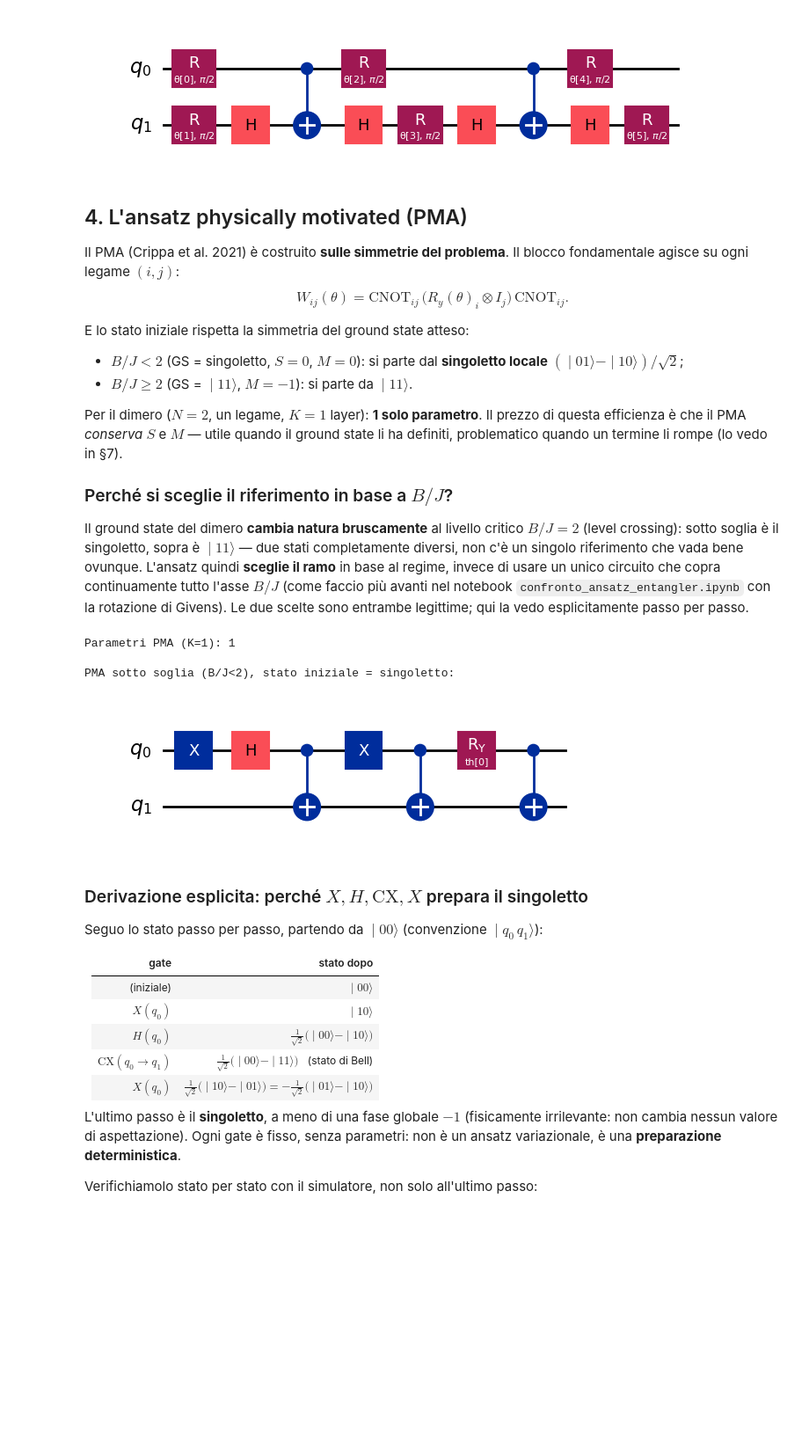
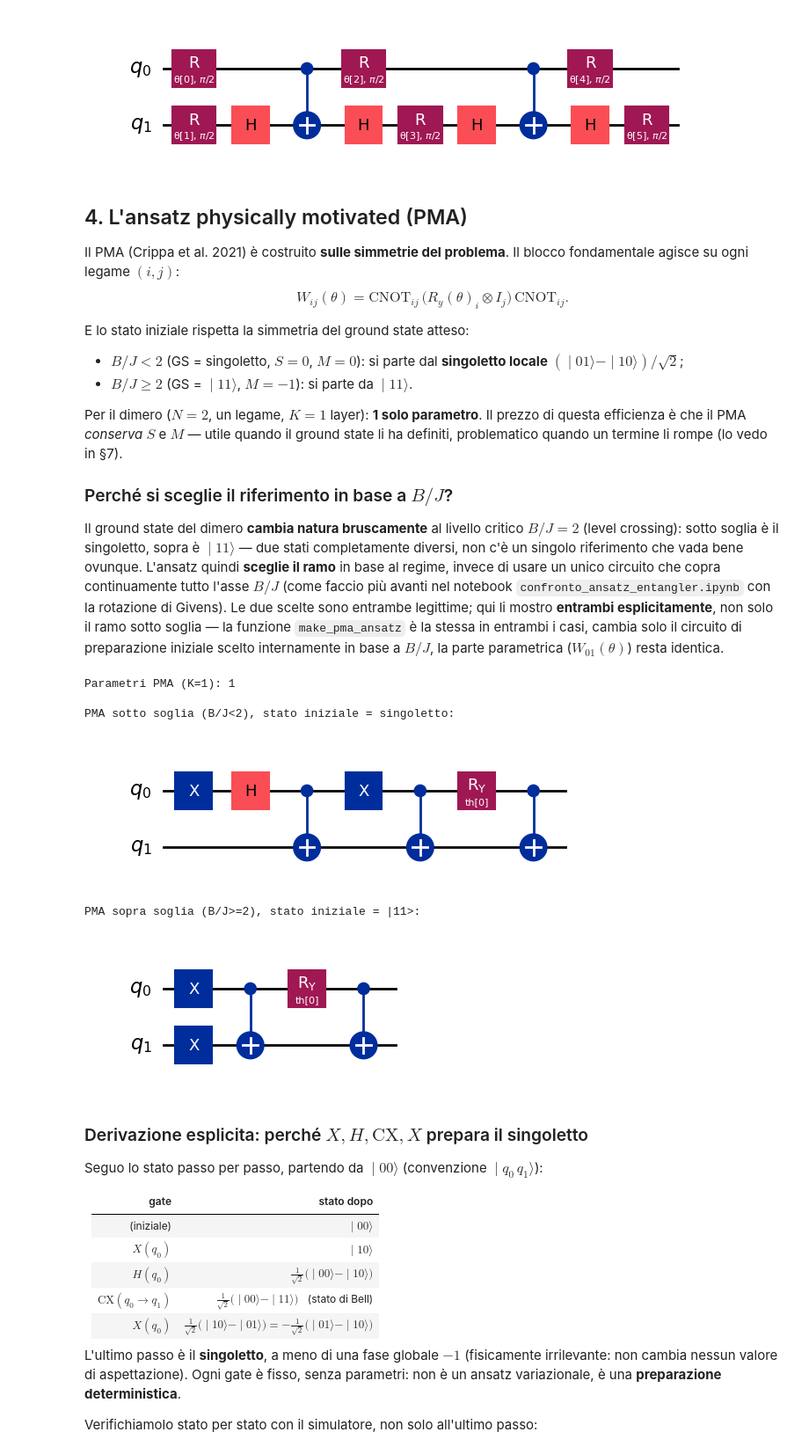
Before and after one commit to samslaves/tesi, a Jupyter notebook: 03_dimero_N2/vqe/vqe_dimer_spiegato.ipynb, the cells around one changed output. Shown at 88% size. Drawn from its saved outputs; the diff is of its cells as text; code cells hidden in the pictures; blank space fills up the shorter version.

```diff
--- a/03_dimero_N2/vqe/vqe_dimer_spiegato.ipynb
+++ b/03_dimero_N2/vqe/vqe_dimer_spiegato.ipynb
@@ -170,30 +170,38 @@ crossing): sotto soglia è il singoletto, sopra è $∣11\rangle$ — due stati
 diversi, non c'è un singolo riferimento che vada bene ovunque. L'ansatz quindi **sceglie il
 ramo** in base al regime, invece di usare un unico circuito che copra continuamente tutto
 l'asse $B/J$ (come faccio più avanti nel notebook `confronto_ansatz_entangler.ipynb` con la
-rotazione di Givens). Le due scelte sono entrambe legittime; qui la vedo esplicitamente
-passo per passo.
+rotazione di Givens). Le due scelte sono entrambe legittime; qui li mostro **entrambi
+esplicitamente**, non solo il ramo sotto soglia — la funzione `make_pma_ansatz` è la stessa
+in entrambi i casi, cambia solo il circuito di preparazione iniziale scelto internamente in
+base a $B/J$, la parte parametrica ($W_{01}(\theta)$) resta identica.
 # %%
 def make_pma_ansatz(b, J=1.0, K=1):
     theta = ParameterVector("th", K)
     qc = QuantumCircuit(2)
     # --- stato iniziale dipendente da B/J
     if b / J < 2.0:
         qc.x(0); qc.h(0); qc.cx(0, 1); qc.x(0)   # singoletto (|01>-|10>)/sqrt(2)
     else:
         qc.x(0); qc.x(1)                          # |11>
     # --- layer W_01(theta)
     for k in range(K):
         qc.cx(0, 1); qc.ry(theta[k], 0); qc.cx(0, 1)
     return qc
 
 print("Parametri PMA (K=1):", make_pma_ansatz(1.0).num_parameters)
+
 print("\nPMA sotto soglia (B/J<2), stato iniziale = singoletto:")
 show_circuit(make_pma_ansatz(1.0), decompose=False)
+
+print("\nPMA sopra soglia (B/J>=2), stato iniziale = |11>:")
+show_circuit(make_pma_ansatz(3.0), decompose=False)
 # %% [output]
 Parametri PMA (K=1): 1
 
 PMA sotto soglia (B/J<2), stato iniziale = singoletto:
 [figure]
+PMA sopra soglia (B/J>=2), stato iniziale = |11>:
+[figure, added]
 # %% [markdown]
 ### Derivazione esplicita: perché $X,H,\mathrm{CX},X$ prepara il singoletto
 
```
Also changed, not shown: parts of 3 cells of this notebook, 20 other files.
